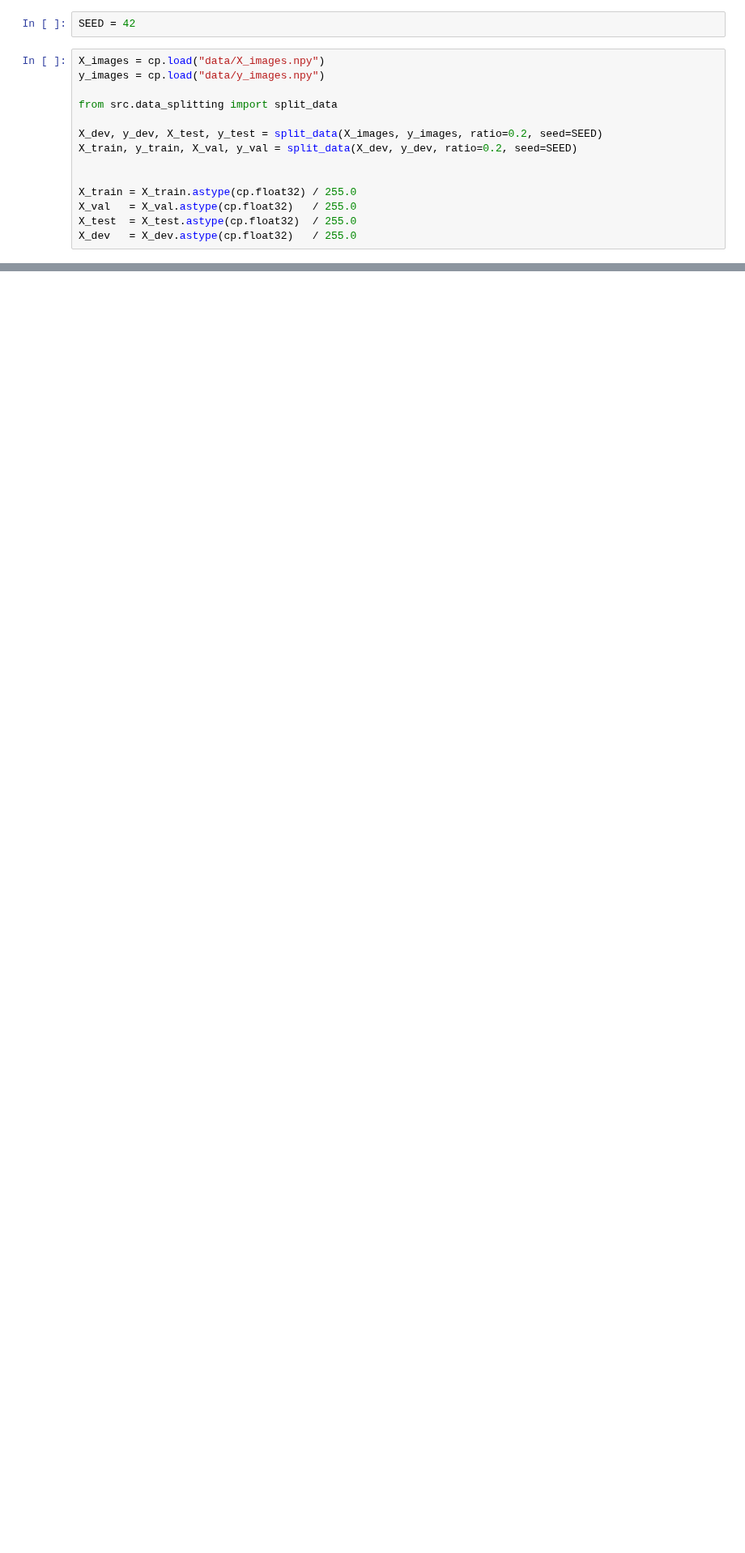
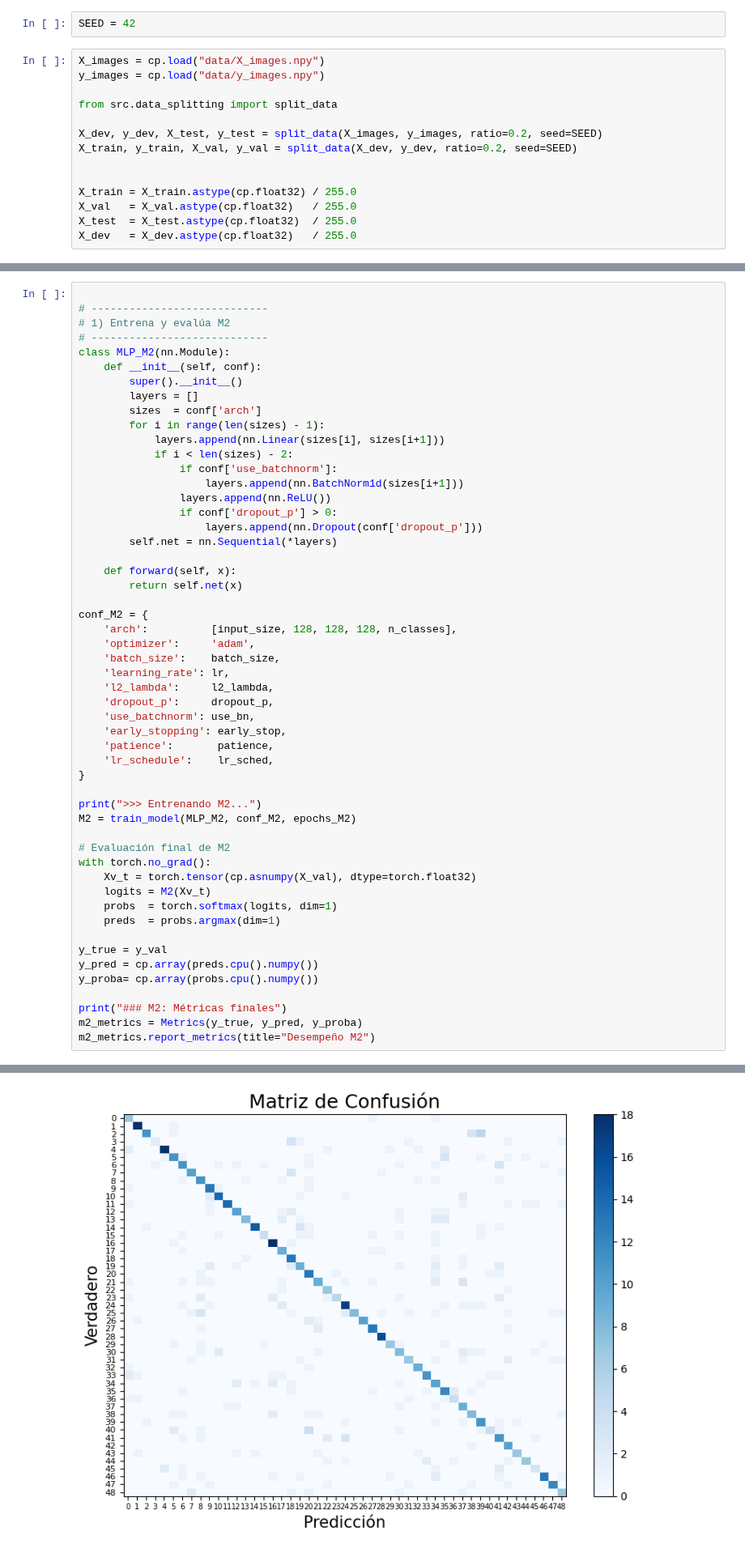
Before and after one commit to anatissera/Machine-Learning-Deep-Learning, a Jupyter notebook: Tissera_AnaPaula_TP3 - cupy/prueba_con_PT.ipynb, the cells around one changed output, grey strips where cells are left out. Shown at 81% size. Drawn from its saved outputs; the diff is of its cells as text; blank space fills up the shorter version.

```diff
--- a/Tissera_AnaPaula_TP3 - cupy/prueba_con_PT.ipynb
+++ b/Tissera_AnaPaula_TP3 - cupy/prueba_con_PT.ipynb
@@ -224,0 +128,54 @@ Early stopping en epoch 68.
+# %%
+
+# ----------------------------
+# 1) Entrena y evalúa M2
+# ----------------------------
+class MLP_M2(nn.Module):
+    def __init__(self, conf):
+        super().__init__()
+        layers = []
+        sizes  = conf['arch']
+        for i in range(len(sizes) - 1):
+            layers.append(nn.Linear(sizes[i], sizes[i+1]))
+            if i < len(sizes) - 2:
+                if conf['use_batchnorm']:
+                    layers.append(nn.BatchNorm1d(sizes[i+1]))
+                layers.append(nn.ReLU())
+                if conf['dropout_p'] > 0:
+                    layers.append(nn.Dropout(conf['dropout_p']))
+        self.net = nn.Sequential(*layers)
+
+    def forward(self, x):
+        return self.net(x)
+
+conf_M2 = {
+    'arch':          [input_size, 128, 128, 128, n_classes],
+    'optimizer':     'adam',
+    'batch_size':    batch_size,
+    'learning_rate': lr,
+    'l2_lambda':     l2_lambda,
+    'dropout_p':     dropout_p,
+    'use_batchnorm': use_bn,
+    'early_stopping': early_stop,
+    'patience':       patience,
+    'lr_schedule':    lr_sched,
+}
+
+print(">>> Entrenando M2...")
+M2 = train_model(MLP_M2, conf_M2, epochs_M2)
+
+# Evaluación final de M2
+with torch.no_grad():
+    Xv_t = torch.tensor(cp.asnumpy(X_val), dtype=torch.float32)
+    logits = M2(Xv_t)
+    probs  = torch.softmax(logits, dim=1)
+    preds  = probs.argmax(dim=1)
+
+y_true = y_val
+y_pred = cp.array(preds.cpu().numpy())
+y_proba= cp.array(probs.cpu().numpy())
+
+print("### M2: Métricas finales")
+m2_metrics = Metrics(y_true, y_pred, y_proba)
+m2_metrics.report_metrics(title="Desempeño M2")
+# %% [output]
@@ -224,0 +187 @@ Early stopping en epoch 68.
+[figure, added]
```
Also changed, not shown: parts of 6 cells of this notebook, 2 other files.
